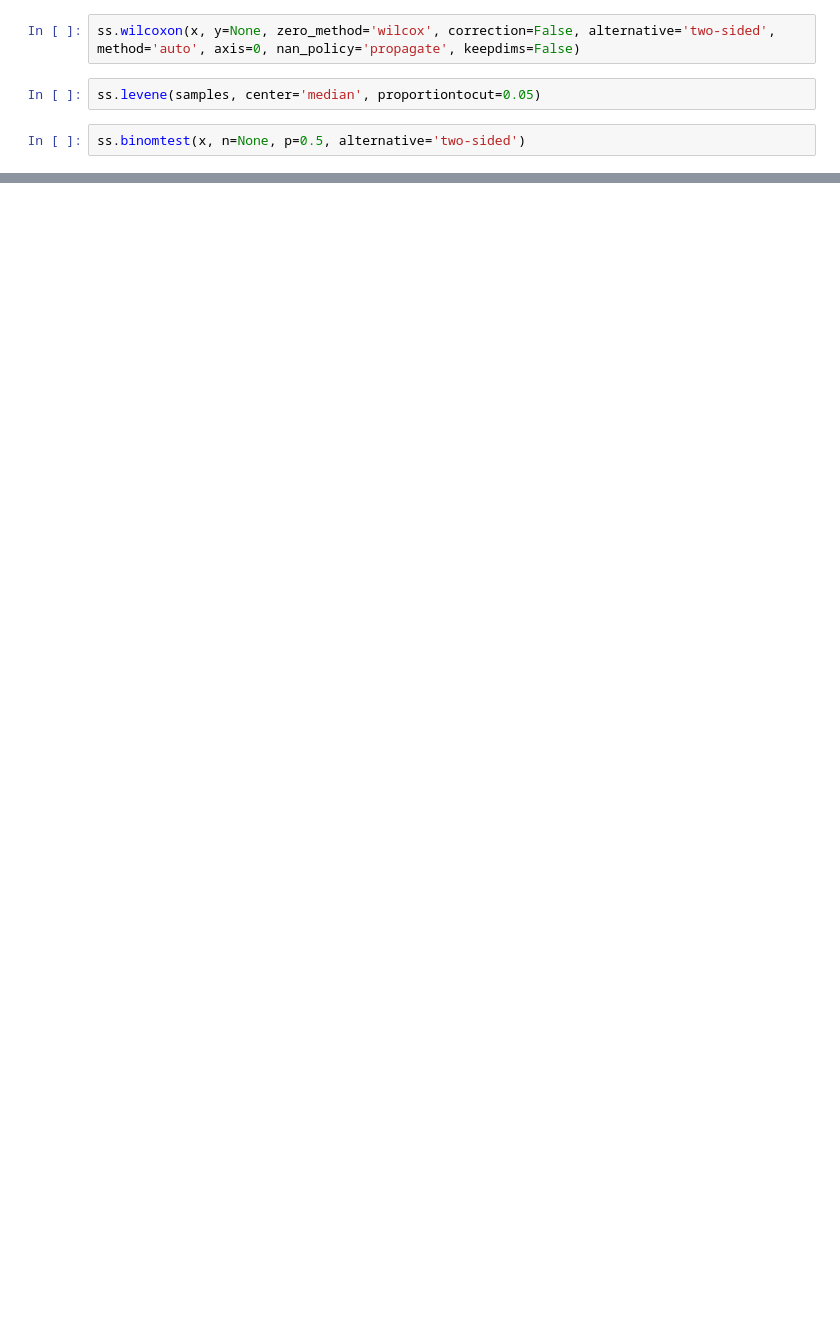
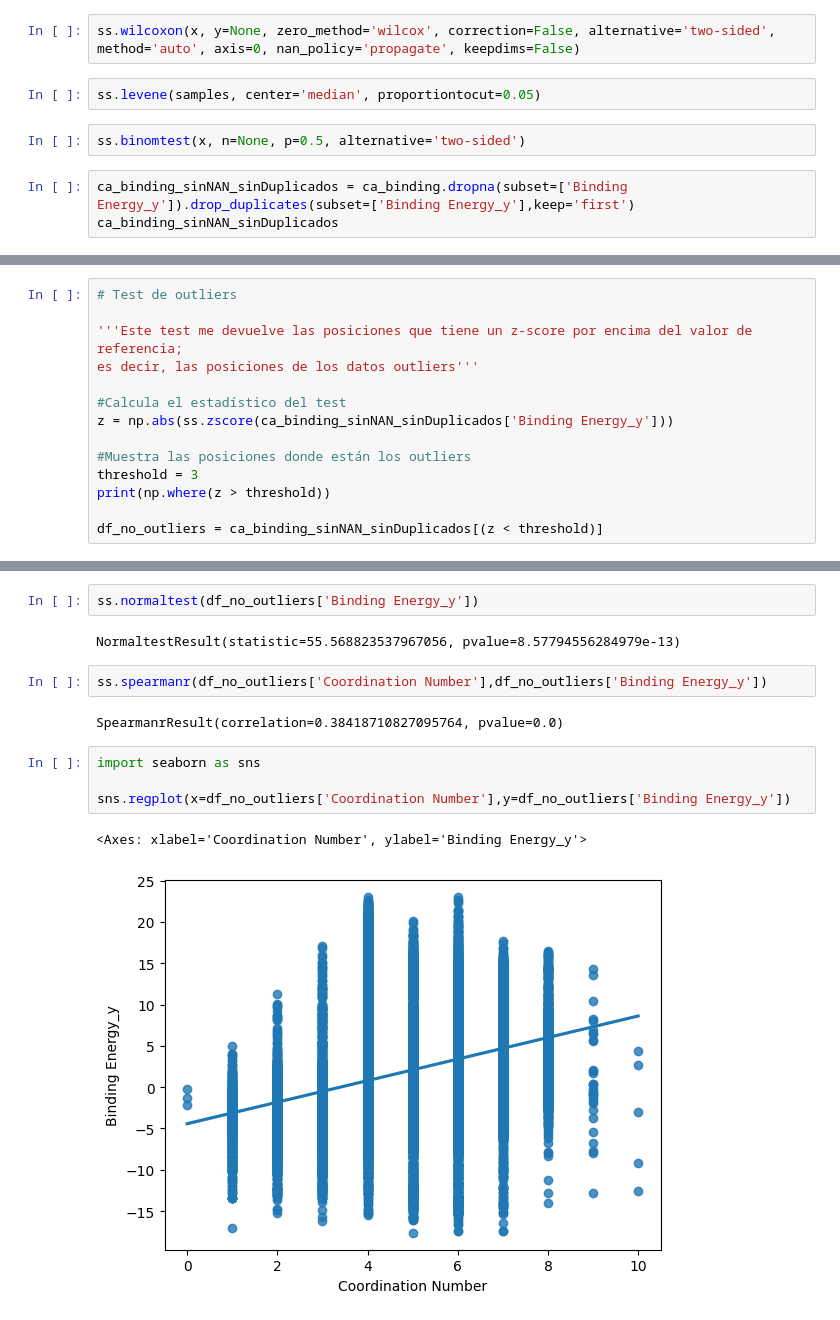
Before and after one commit to leandrosommese/Herramientas-de-estadistica, a Jupyter notebook: Modulo3/contraste_de_hipotesis.ipynb, the cells around one changed output, grey strips where cells are left out. Cells and saved outputs as stored; diff of their text form; blank space fills up the shorter version.

```diff
--- a/Modulo3/contraste_de_hipotesis.ipynb
+++ b/Modulo3/contraste_de_hipotesis.ipynb
@@ -130,3 +135,6 @@ ss.wilcoxon(x, y=None, zero_method='wilcox', correction=False, alternative='two-
 ss.levene(samples, center='median', proportiontocut=0.05)
 # %%
 ss.binomtest(x, n=None, p=0.5, alternative='two-sided')
+# %%
+ca_binding_sinNAN_sinDuplicados = ca_binding.dropna(subset=['Binding Energy_y']).drop_duplicates(subset=['Binding Energy_y'],keep='first')
+ca_binding_sinNAN_sinDuplicados
@@ -132,0 +155,14 @@ ss.binomtest(x, n=None, p=0.5, alternative='two-sided')
+# %%
+# Test de outliers
+
+'''Este test me devuelve las posiciones que tiene un z-score por encima del valor de referencia;
+es decir, las posiciones de los datos outliers'''
+
+#Calcula el estadístico del test
+z = np.abs(ss.zscore(ca_binding_sinNAN_sinDuplicados['Binding Energy_y']))
+
+#Muestra las posiciones donde están los outliers
+threshold = 3
+print(np.where(z > threshold))
+
+df_no_outliers = ca_binding_sinNAN_sinDuplicados[(z < threshold)]
@@ -132,0 +193,15 @@ ss.binomtest(x, n=None, p=0.5, alternative='two-sided')
+# %%
+ss.normaltest(df_no_outliers['Binding Energy_y'])
+# %% [output]
+NormaltestResult(statistic=55.568823537967056, pvalue=8.57794556284979e-13)
+# %%
+ss.spearmanr(df_no_outliers['Coordination Number'],df_no_outliers['Binding Energy_y'])
+# %% [output]
+SpearmanrResult(correlation=0.38418710827095764, pvalue=0.0)
+# %%
+import seaborn as sns
+
+sns.regplot(x=df_no_outliers['Coordination Number'],y=df_no_outliers['Binding Energy_y'])
+# %% [output]
+<Axes: xlabel='Coordination Number', ylabel='Binding Energy_y'>
+[figure, added]
```
Also changed, not shown: parts of 10 cells of this notebook, 1 other file.
